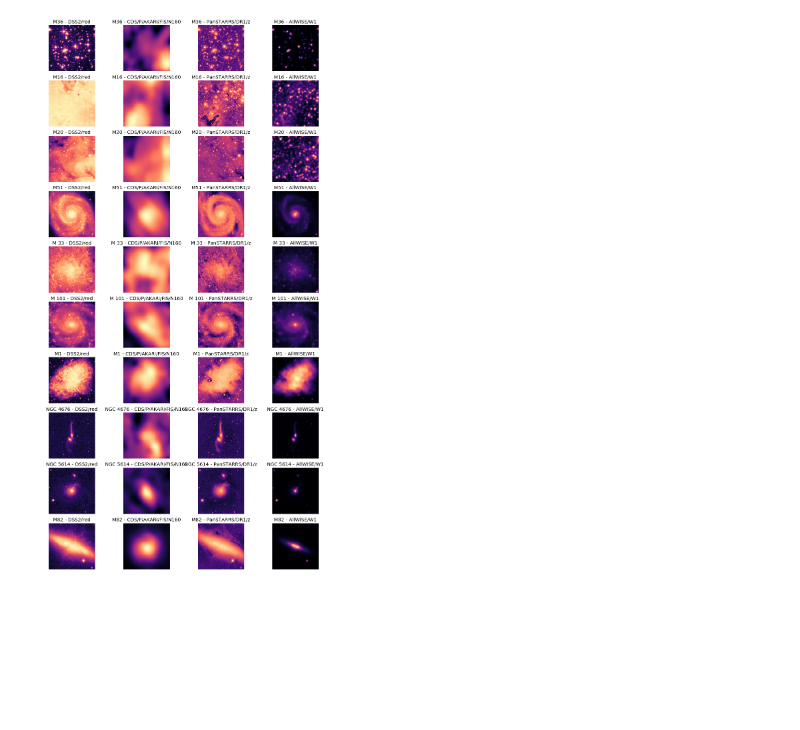
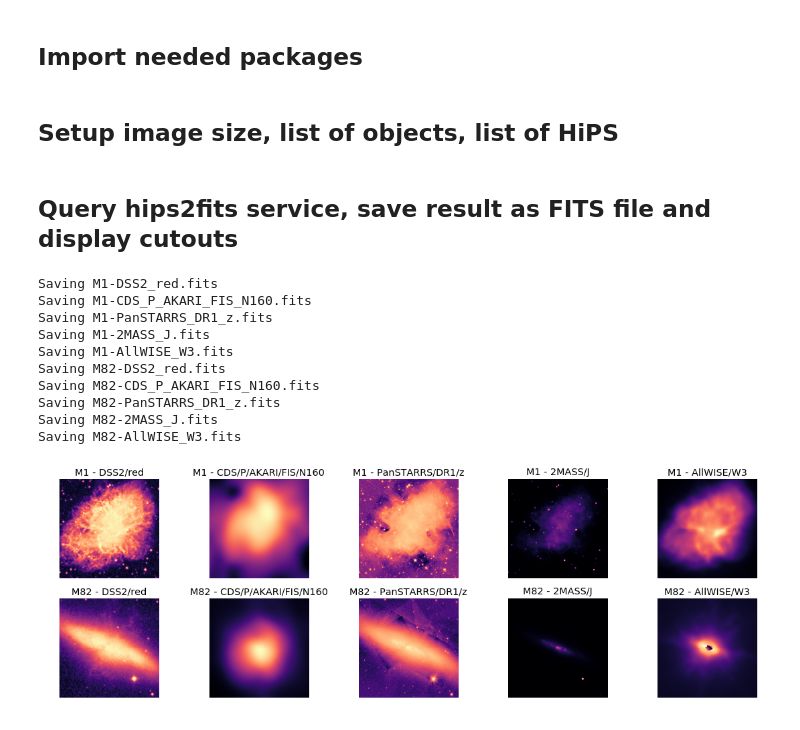
Before and after one commit to tboch/notebooks-playground, a Jupyter notebook: notebooks/hips2fits.ipynb, the cells around one changed output. Drawn from its saved outputs; the diff is of its cells as text; code cells hidden in the pictures; blank space fills up the shorter version.

```diff
--- a/notebooks/hips2fits.ipynb
+++ b/notebooks/hips2fits.ipynb
@@ -1,3 +1,5 @@
+# %% [markdown]
+## Import needed packages
 # %%
 from astroquery.simbad import Simbad
 from astropy.io import fits
@@ -11,45 +13,60 @@ from astropy.visualization import (MinMaxInterval, SqrtStretch, AsinhStretch,
                                    ImageNormalize)
 
 %matplotlib inline
+# %% [markdown]
+## Setup image size, list of objects, list of HiPS
 # %%
 width = 150
 height = 150
 fov = 0.1
 
-objects = ['M36', 'M16', 'M20', 'M51', 'M 33', 'M 101', 'M1', 'NGC 4676', 'NGC 5614', 'M82']
-#objects = ['M1', 'M82']
-hips_list = ('DSS2/red', 'CDS/P/AKARI/FIS/N160', 'PanSTARRS/DR1/z', 'AllWISE/W1')
+objects = ['M36', 'M16', 'M20', 'M51', 'M 33', 'M 101', 'M1', 'NGC 4676', 'NGC 5614', 'M82', 'M13']
+objects = ['M1', 'M82']
+hips_list = ['DSS2/red', 'CDS/P/AKARI/FIS/N160', 'PanSTARRS/DR1/z', '2MASS/J', 'AllWISE/W3']
+#hips_list = ['http://alasky.u-strasbg.fr/Pan-STARRS/DR1/color-y-i-g/']
 
 nb_obj = len(objects)
 nb_hips = len(hips_list)
+# %% [markdown]
+## Query hips2fits service, save result as FITS file and display cutouts
 # %%
-
-
 fig, axs = plt.subplots(nb_obj, nb_hips, figsize=(4 * nb_hips, 3* nb_obj), facecolor='w', edgecolor='k')
 fig.subplots_adjust(hspace = .2, wspace=.001)
 
 axs = axs.ravel()
 
 
 i = 0
 for obj in objects:
     for hips in hips_list:
         axs[i].set_axis_off()
 
         axs[i].set_title('{} - {}'.format(obj, hips))
         sc = SkyCoord.from_name(obj)
         ra = sc.icrs.ra.deg
         dec = sc.icrs.dec.deg
         url = 'http://alasky.u-strasbg.fr/hips-image-services/hips2fits?hips={}&width={}&height={}&fov={}&projection=TAN&coordsys=icrs&ra={}&dec={}'.format(quote(hips), width, height, fov, ra, dec)
 
         hdu = fits.open(url)
 
-        hdu.writeto('{}-{}.fits'.format(obj, hips.replace('/', '_')), overwrite=True)
+        file_name = '{}-{}.fits'.format(obj, hips.replace('/', '_'))
+        hdu.writeto(file_name, overwrite=True)
+        print('Saving {}'.format(file_name))
         im = hdu[0].data
         norm = ImageNormalize(im, interval=MinMaxInterval(),
                       stretch=AsinhStretch())
         axs[i].imshow(im, cmap='magma', norm=norm, origin='lower')
 
         i += 1
 # %% [output]
+Saving M1-DSS2_red.fits
+Saving M1-CDS_P_AKARI_FIS_N160.fits
+Saving M1-PanSTARRS_DR1_z.fits
+Saving M1-2MASS_J.fits
+Saving M1-AllWISE_W3.fits
+Saving M82-DSS2_red.fits
+Saving M82-CDS_P_AKARI_FIS_N160.fits
+Saving M82-PanSTARRS_DR1_z.fits
+Saving M82-2MASS_J.fits
+Saving M82-AllWISE_W3.fits
-[figure, old version]
+[figure, new version]
```
